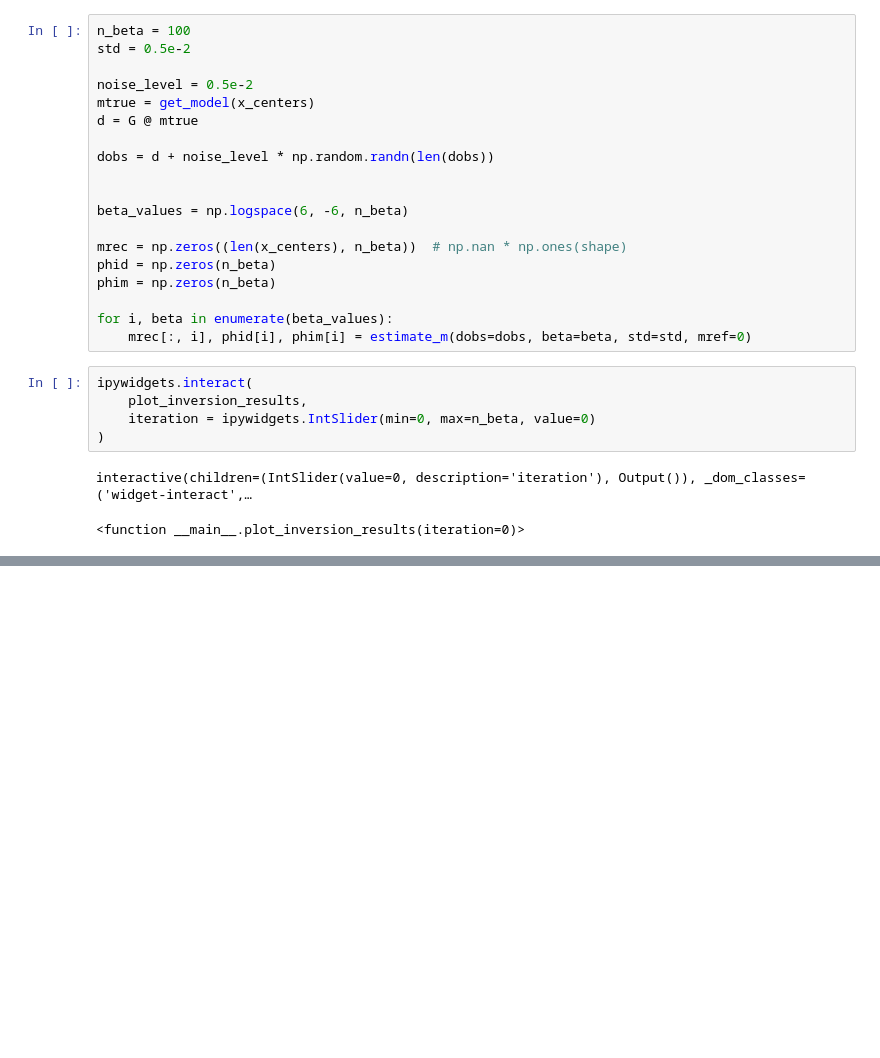
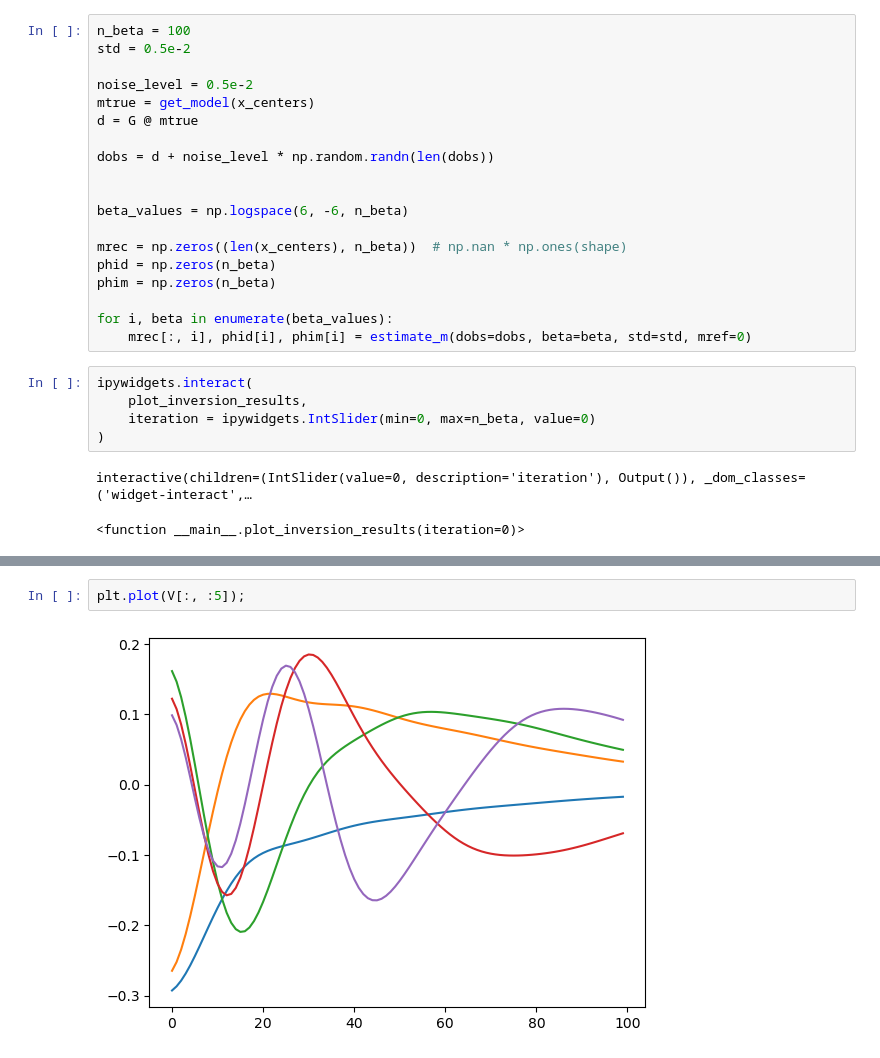
Before and after one commit to lheagy/eosc-454, a Jupyter notebook: lectures/Linear-problem.ipynb, the cells around one changed output, grey strips where cells are left out. Cells and saved outputs as stored; diff of their text form; blank space fills up the shorter version.

```diff
--- a/lectures/Linear-problem.ipynb
+++ b/lectures/Linear-problem.ipynb
@@ -279,0 +319,4 @@ interactive(children=(IntSlider(value=0, description='iteration'), Output()), _d
+# %%
+plt.plot(V[:, :5]);
+# %% [output]
+[figure, added]
```
Also changed, not shown: parts of 19 cells of this notebook.
